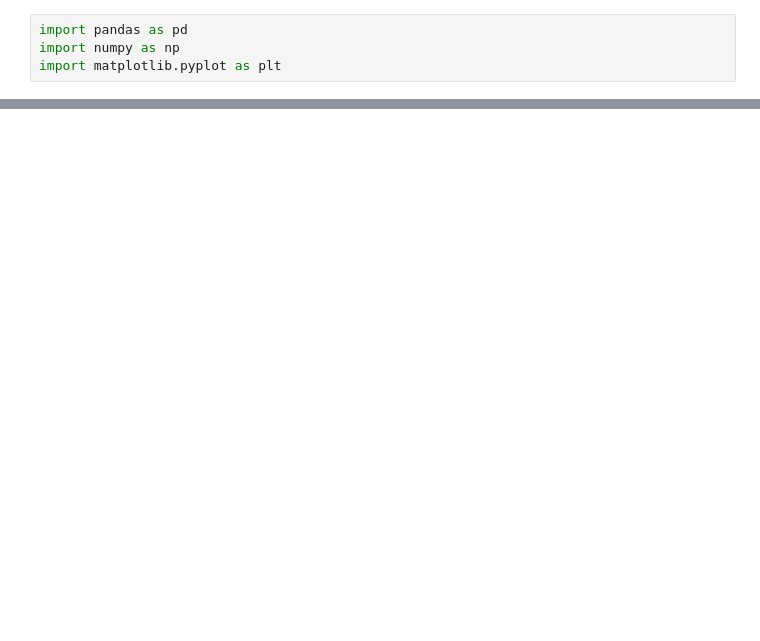
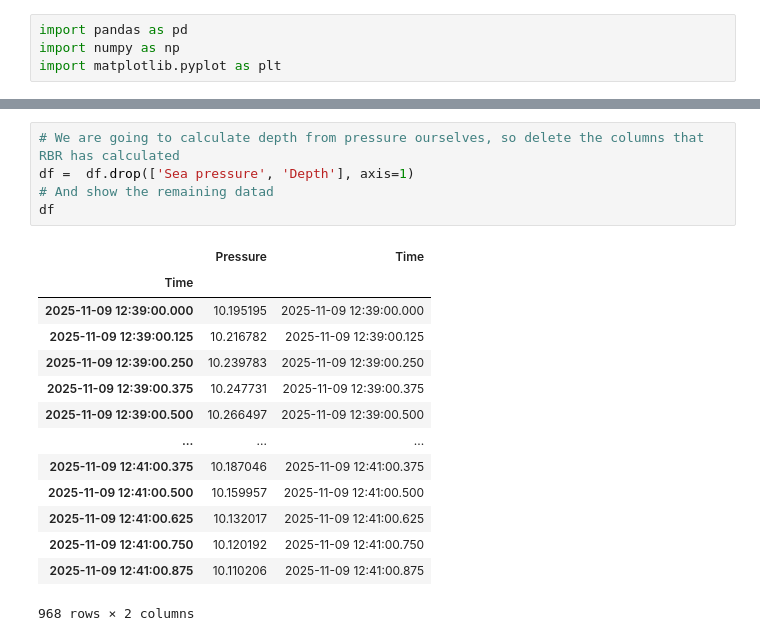
Before and after one commit to sofa927/Science-Fair, a Jupyter notebook: YellowBucketTest.ipynb, the cells around one changed output, grey strips where cells are left out. Saved outputs shown, nothing was run; the diff lists cells and outputs as text; blank space fills up the shorter version.

```diff
--- a/YellowBucketTest.ipynb
+++ b/YellowBucketTest.ipynb
@@ -28,0 +43,20 @@ FileNotFoundError: [Errno 2] No such file or directory: '/SophiaFamely/Documents
+# %%
+# We are going to calculate depth from pressure ourselves, so delete the columns that RBR has calculated
+df =  df.drop(['Sea pressure', 'Depth'], axis=1)
+# And show the remaining datad
+df
+# %% [output]
+|  | Pressure | Time |
+| Time |  |  |
+| 2025-11-09 12:39:00.000 | 10.195195 | 2025-11-09 12:39:00.000 |
+| 2025-11-09 12:39:00.125 | 10.216782 | 2025-11-09 12:39:00.125 |
+| 2025-11-09 12:39:00.250 | 10.239783 | 2025-11-09 12:39:00.250 |
+| 2025-11-09 12:39:00.375 | 10.247731 | 2025-11-09 12:39:00.375 |
+| 2025-11-09 12:39:00.500 | 10.266497 | 2025-11-09 12:39:00.500 |
+| ... | ... | ... |
+| 2025-11-09 12:41:00.375 | 10.187046 | 2025-11-09 12:41:00.375 |
+| 2025-11-09 12:41:00.500 | 10.159957 | 2025-11-09 12:41:00.500 |
+| 2025-11-09 12:41:00.625 | 10.132017 | 2025-11-09 12:41:00.625 |
+| 2025-11-09 12:41:00.750 | 10.120192 | 2025-11-09 12:41:00.750 |
+| 2025-11-09 12:41:00.875 | 10.110206 | 2025-11-09 12:41:00.875 |
+968 rows × 2 columns
```
Also changed, not shown: parts of 4 cells of this notebook.
